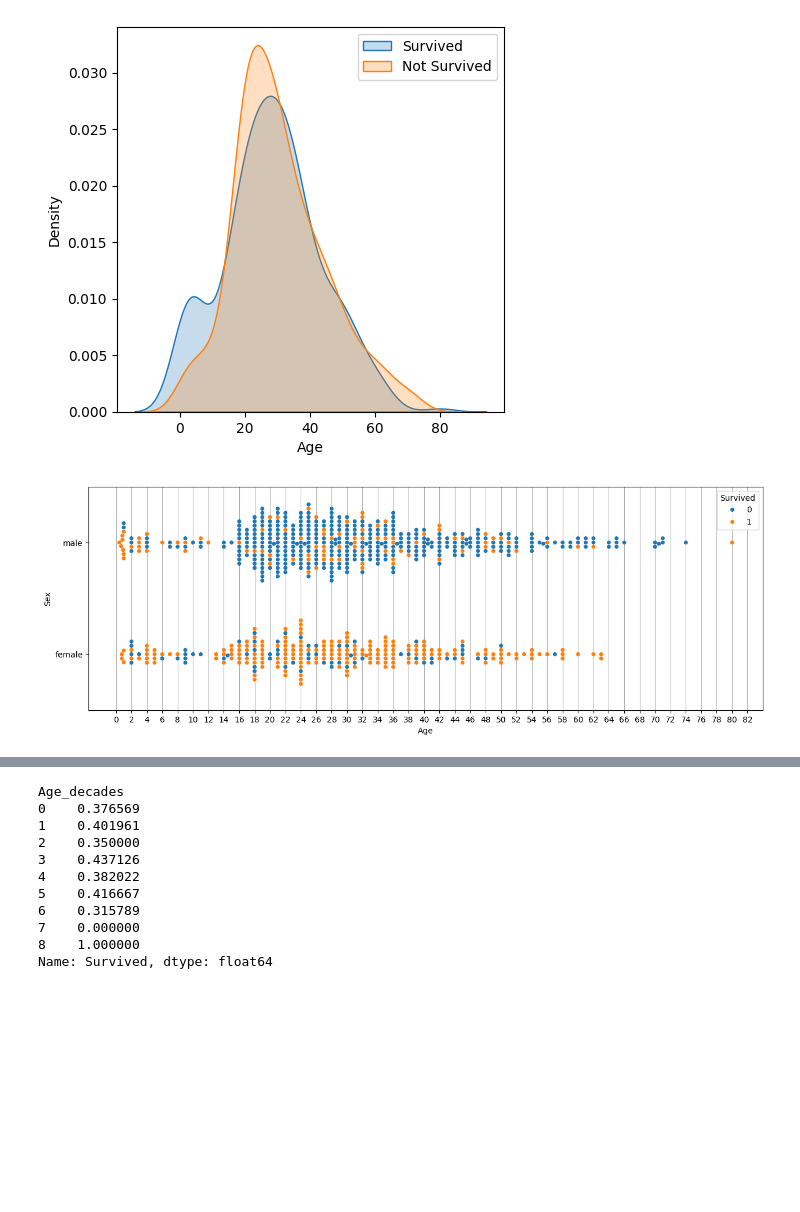
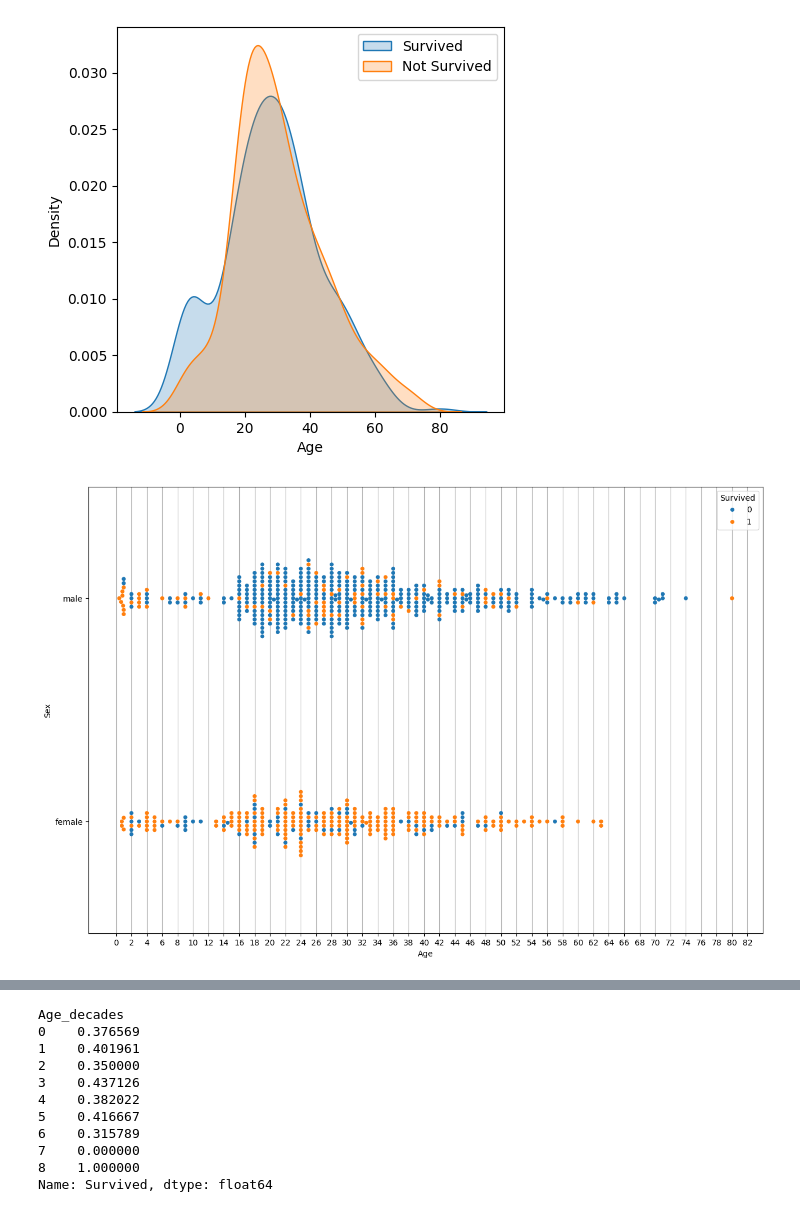
Before and after one commit to Marcin-Rozmus/titanic_ml, a Jupyter notebook: notebook.ipynb, the cells around one changed output, grey strips where cells are left out. Saved outputs shown, nothing was run; the diff lists cells and outputs as text; code cells hidden in the pictures; blank space fills up the shorter version.

Commit message:
Changes in swarmplot

```diff
--- a/notebook.ipynb
+++ b/notebook.ipynb
@@ -122,14 +122,14 @@ plot_kernel_density(df_train, 'Age', 'Survived')
 # %% [output]
 [figure]
 # %%
-def plot_swarm(dataset, x_feature, y_feature, h_feature=None):
-    fig, ax = plt.subplots(figsize=[15,5])
+def plot_swarm(dataset, x_feature, y_feature, h_feature=None, size=5):
+    fig, ax = plt.subplots(figsize=[15,10])
     plt.xticks(list(range(0, 100, 2)))
     ax.grid(True)
-    sns.swarmplot(data=dataset, x=x_feature, y=y_feature, hue=h_feature)
+    sns.swarmplot(data=dataset, x=x_feature, y=y_feature, hue=h_feature, s=size)
 plot_swarm(dataset=df_train, x_feature='Age', y_feature='Sex', h_feature='Survived')
 # %% [output]
-[figure, old version]
+[figure, new version]
 # %%
 df_train['Age_decades'] = (df_train['Age']/10).fillna(0).astype(int)
 df_train.head()
```
Also changed, not shown: parts of 1 cell of this notebook.
